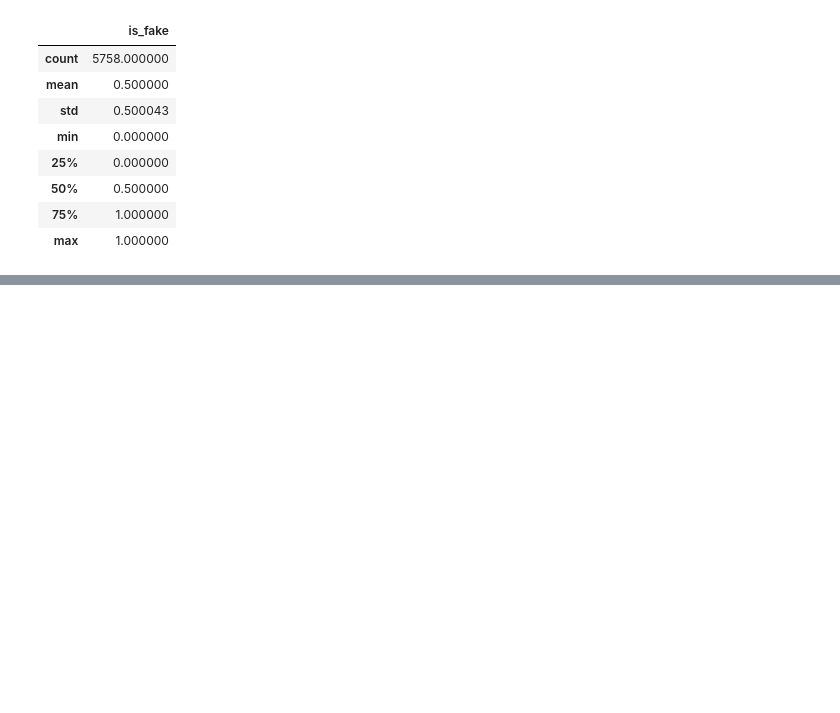
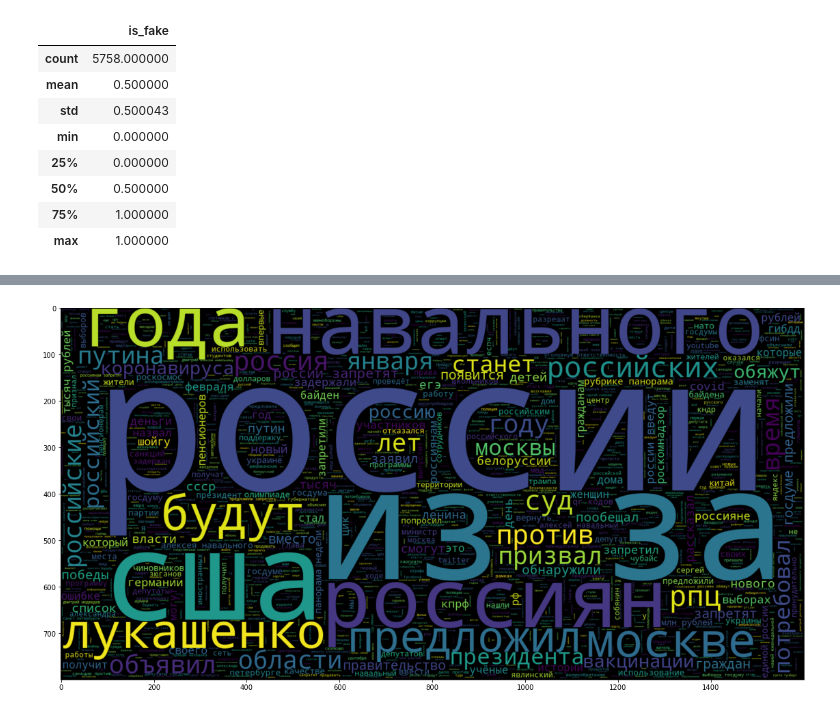
Before and after one commit to tinctura13/kontyp, a Jupyter notebook: kontyp.ipynb, the cells around one changed output, grey strips where cells are left out. Cells and saved outputs as stored; diff of their text form; code cells hidden in the pictures; blank space fills up the shorter version.

```diff
--- a/kontyp.ipynb
+++ b/kontyp.ipynb
@@ -56,0 +69,19 @@ df['is_fake'].hist(bins=3)
+# %%
+stop_w = set(stopwords.words('russian'))
+
+def remove_stopwords(text):
+    result = []
+    for _ in text.split():
+        if _.strip().lower() not in stop_w:
+            result.append(_.strip().lower())
+    return " ".join(result)
+# %%
+df_wo_stop = df.copy()
+# %%
+df_wo_stop['title'] = df_wo_stop['title'].apply(remove_stopwords)
+# %%
+plt.figure(figsize=(20, 10))
+word_cloud = WordCloud(max_words=2000, width=1600, height=800).generate(" ".join(df_wo_stop[df_wo_stop['is_fake'] == 1].title))
+plt.imshow(word_cloud, interpolation = 'bilinear');
+# %% [output]
+[figure, added]
```
Also changed, not shown: parts of 37 cells of this notebook.
